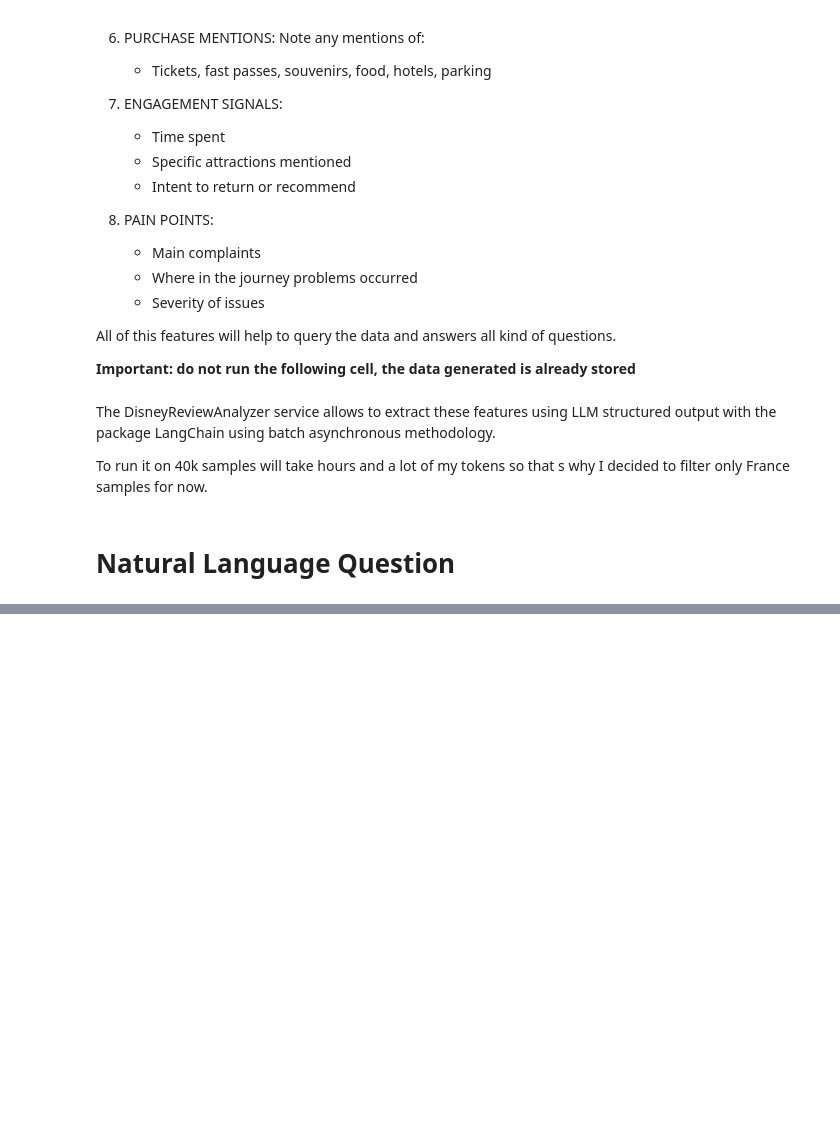
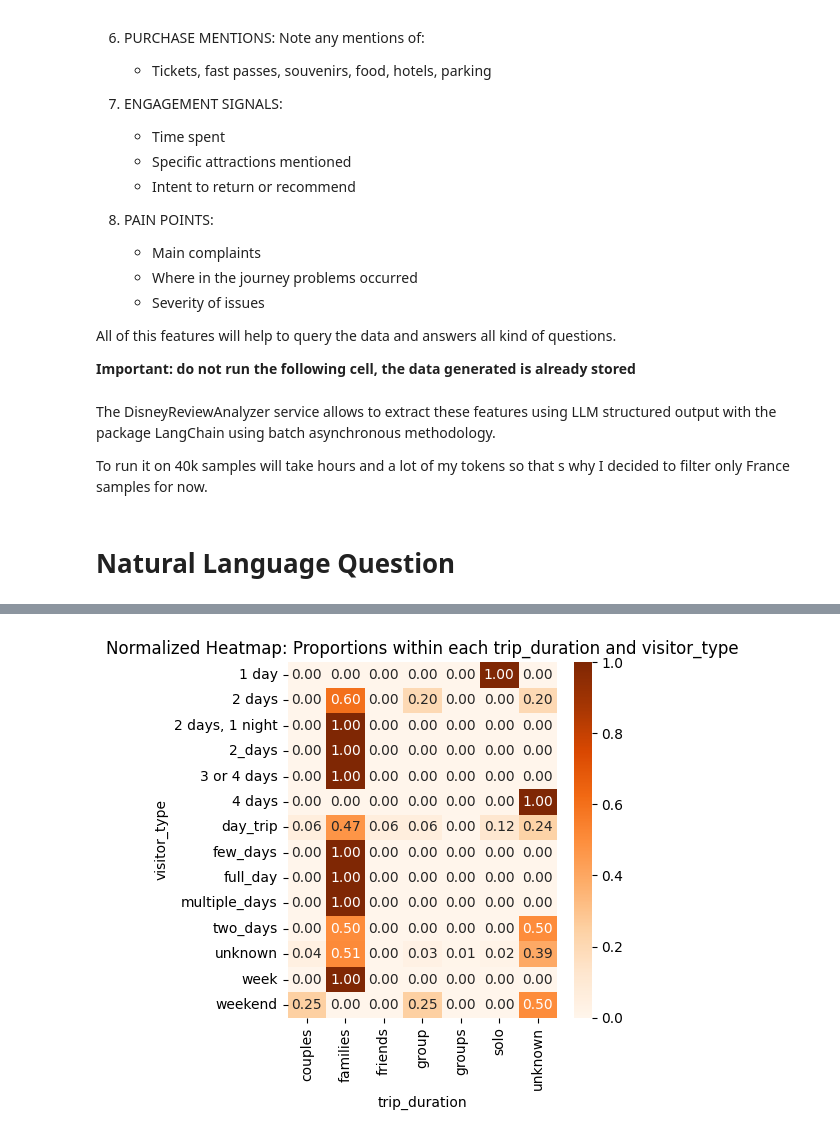
Before and after one commit to MatthiasELBAZ/disney_review_rag_mixture_of_encoder, a Jupyter notebook: stampli_hs.ipynb, the cells around one changed output, grey strips where cells are left out. Drawn from its saved outputs; the diff is of its cells as text; code cells hidden in the pictures; blank space fills up the shorter version.

```diff
--- a/stampli_hs.ipynb
+++ b/stampli_hs.ipynb
@@ -477,0 +331,4 @@ In summary, Disney theme parks provide a largely positive experience for familie
+# %%
+two_d_histogram(df_fr_analyzed, 'trip_duration', 'visitor_type')
+# %% [output]
+[figure, added]
```
Also changed, not shown: parts of 32 cells of this notebook, 5 other files.
